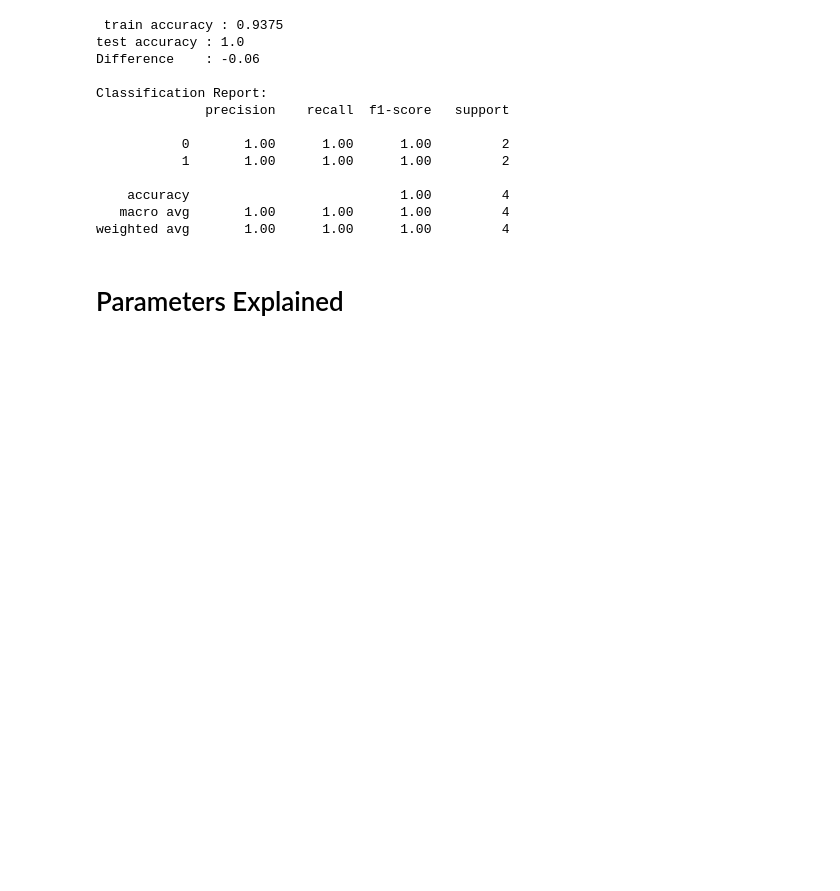
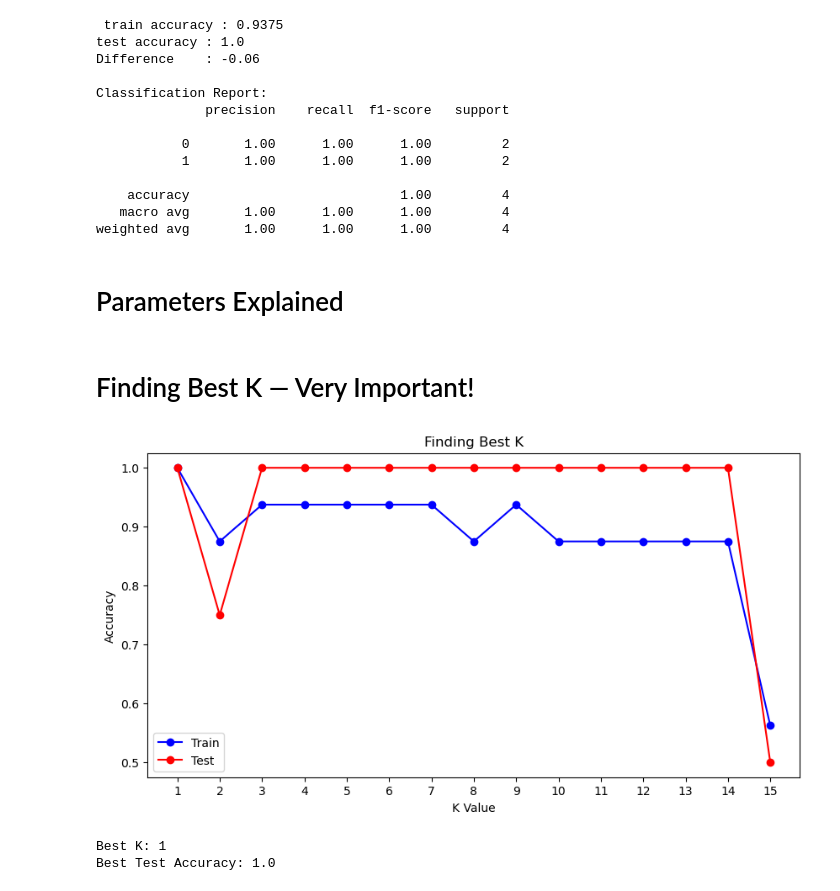
Before and after one commit to ashabakshi/ML_Learning_Clear_basics-, a Jupyter notebook: 05_KNN/05_KNN.ipynb, the cells around one changed output. Cells and saved outputs as stored; diff of their text form; code cells hidden in the pictures; blank space fills up the shorter version.

```diff
--- a/05_KNN/05_KNN.ipynb
+++ b/05_KNN/05_KNN.ipynb
@@ -195,0 +237,38 @@ weighted avg       1.00      1.00      1.00         4
+# %% [markdown]
+# Finding Best K — Very Important!
+# %%
+# try K from 1 to 20
+train_scores = []
+test_scores  = []
+k_values     = range(1, 16)
+
+for k in k_values:
+    knn = KNeighborsClassifier(n_neighbors=k)
+    knn.fit(X_train_scaled, y_train)
+
+    train_scores.append(accuracy_score(y_train,
+                        knn.predict(X_train_scaled)))
+    test_scores.append(accuracy_score(y_test,
+                       knn.predict(X_test_scaled)))
+
+# plot
+plt.figure(figsize=(10, 5))
+plt.plot(k_values, train_scores,
+         label="Train", color="blue", marker="o")
+plt.plot(k_values, test_scores,
+         label="Test",  color="red",  marker="o")
+plt.xlabel("K Value")
+plt.ylabel("Accuracy")
+plt.title("Finding Best K")
+plt.legend()
+plt.xticks(k_values)
+plt.show()
+
+# best K
+best_k = k_values[test_scores.index(max(test_scores))]
+print("Best K:", best_k)
+print("Best Test Accuracy:", max(test_scores))
+# %% [output]
+[figure, added]
+Best K: 1
+Best Test Accuracy: 1.0
```
Also changed, not shown: parts of 9 cells of this notebook.
